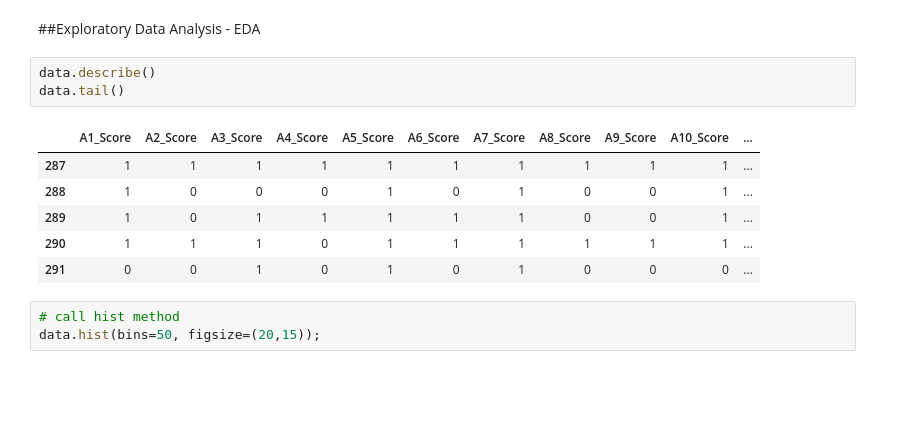
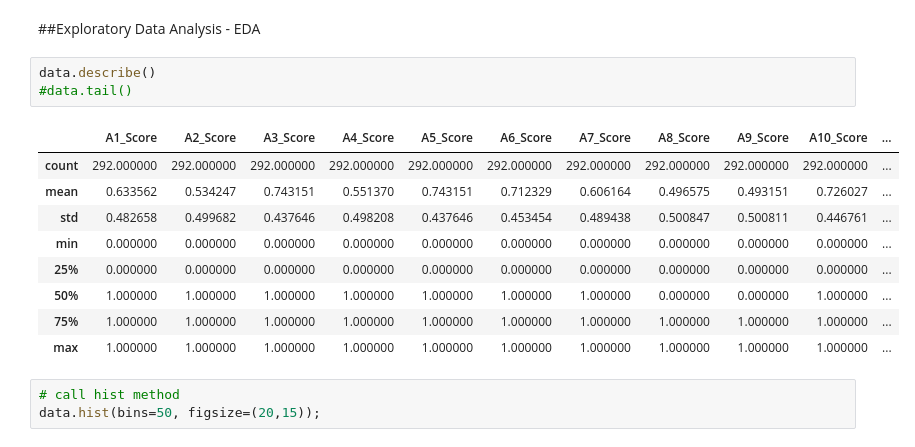
Before and after one commit to danielcdo/-MachineLearning, a Jupyter notebook: asdLogisticRegression.ipynb, the cells around one changed output. Saved outputs shown, nothing was run; the diff lists cells and outputs as text; blank space fills up the shorter version.

```diff
--- a/asdLogisticRegression.ipynb
+++ b/asdLogisticRegression.ipynb
@@ -156,14 +157,17 @@ dtype: object
 ##Exploratory Data Analysis - EDA
 # %%
 data.describe()
-data.tail()
+#data.tail()
 # %% [output]
 |  | A1_Score | A2_Score | A3_Score | A4_Score | A5_Score | A6_Score | A7_Score | A8_Score | A9_Score | A10_Score | ... |
-| 287 | 1 | 1 | 1 | 1 | 1 | 1 | 1 | 1 | 1 | 1 | ... |
-| 288 | 1 | 0 | 0 | 0 | 1 | 0 | 1 | 0 | 0 | 1 | ... |
-| 289 | 1 | 0 | 1 | 1 | 1 | 1 | 1 | 0 | 0 | 1 | ... |
-| 290 | 1 | 1 | 1 | 0 | 1 | 1 | 1 | 1 | 1 | 1 | ... |
-| 291 | 0 | 0 | 1 | 0 | 1 | 0 | 1 | 0 | 0 | 0 | ... |
+| count | 292.000000 | 292.000000 | 292.000000 | 292.000000 | 292.000000 | 292.000000 | 292.000000 | 292.000000 | 292.000000 | 292.000000 | ... |
+| mean | 0.633562 | 0.534247 | 0.743151 | 0.551370 | 0.743151 | 0.712329 | 0.606164 | 0.496575 | 0.493151 | 0.726027 | ... |
+| std | 0.482658 | 0.499682 | 0.437646 | 0.498208 | 0.437646 | 0.453454 | 0.489438 | 0.500847 | 0.500811 | 0.446761 | ... |
+| min | 0.000000 | 0.000000 | 0.000000 | 0.000000 | 0.000000 | 0.000000 | 0.000000 | 0.000000 | 0.000000 | 0.000000 | ... |
+| 25% | 0.000000 | 0.000000 | 0.000000 | 0.000000 | 0.000000 | 0.000000 | 0.000000 | 0.000000 | 0.000000 | 0.000000 | ... |
+| 50% | 1.000000 | 1.000000 | 1.000000 | 1.000000 | 1.000000 | 1.000000 | 1.000000 | 0.000000 | 0.000000 | 1.000000 | ... |
+| 75% | 1.000000 | 1.000000 | 1.000000 | 1.000000 | 1.000000 | 1.000000 | 1.000000 | 1.000000 | 1.000000 | 1.000000 | ... |
+| max | 1.000000 | 1.000000 | 1.000000 | 1.000000 | 1.000000 | 1.000000 | 1.000000 | 1.000000 | 1.000000 | 1.000000 | ... |
 # %%
 # call hist method
 data.hist(bins=50, figsize=(20,15));
```
Also changed, not shown: parts of 6 cells of this notebook.
